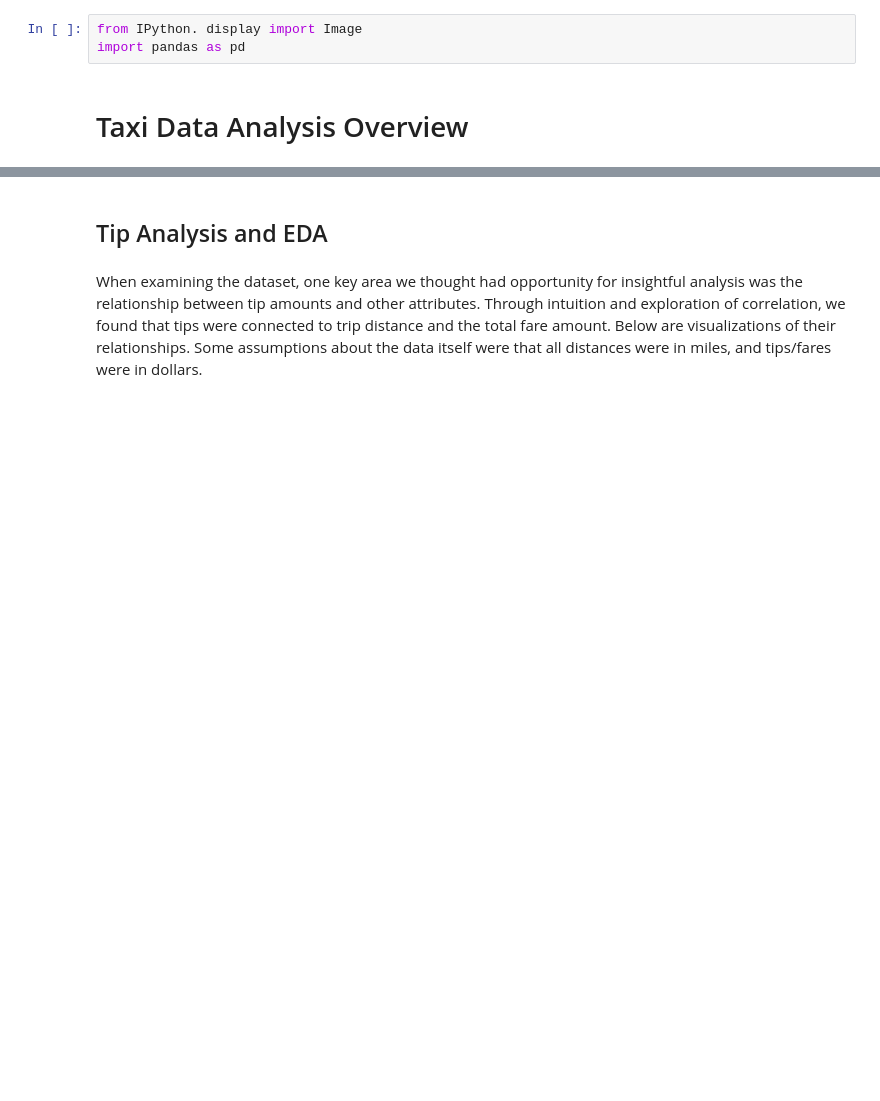
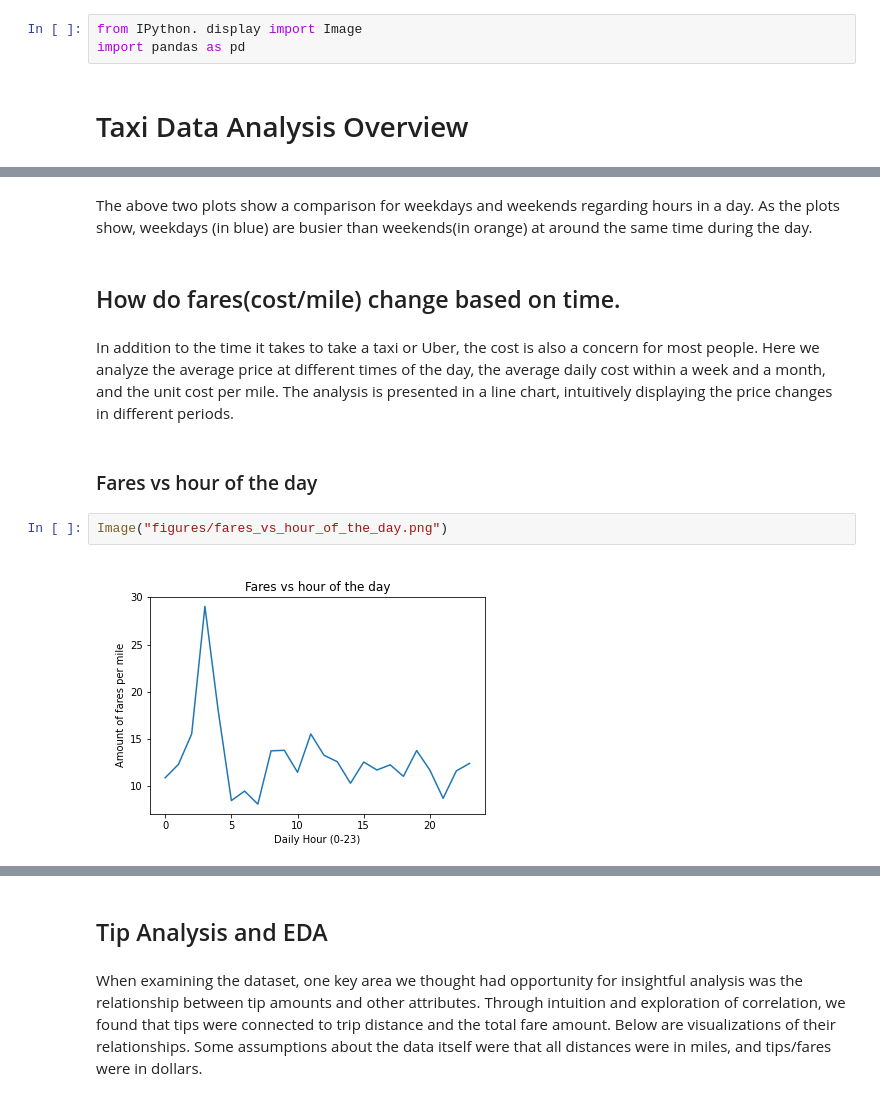
Before and after one commit to UCB-stat-159-s22/hw07-group16, a Jupyter notebook: main.ipynb, the cells around one changed output, grey strips where cells are left out. Drawn from its saved outputs; the diff is of its cells as text; blank space fills up the shorter version.

```diff
--- a/main.ipynb
+++ b/main.ipynb
@@ -5,0 +28,12 @@ import pandas as pd
+# %% [markdown]
+   The above two plots show a comparison for weekdays and weekends regarding hours in a day. As the plots show, weekdays (in blue) are busier than weekends(in orange) at around the same time during the day.
+# %% [markdown]
+## How do fares(cost/mile) change based on time.
+# %% [markdown]
+   In addition to the time it takes to take a taxi or Uber, the cost is also a concern for most people. Here we analyze the average price at different times of the day, the average daily cost within a week and a month, and the unit cost per mile. The analysis is presented in a line chart, intuitively displaying the price changes in different periods.
+# %% [markdown]
+### Fares vs hour of the day
+# %%
+Image("figures/fares_vs_hour_of_the_day.png")
+# %% [output]
+[figure, added]
```
Also changed, not shown: parts of 14 cells of this notebook.
